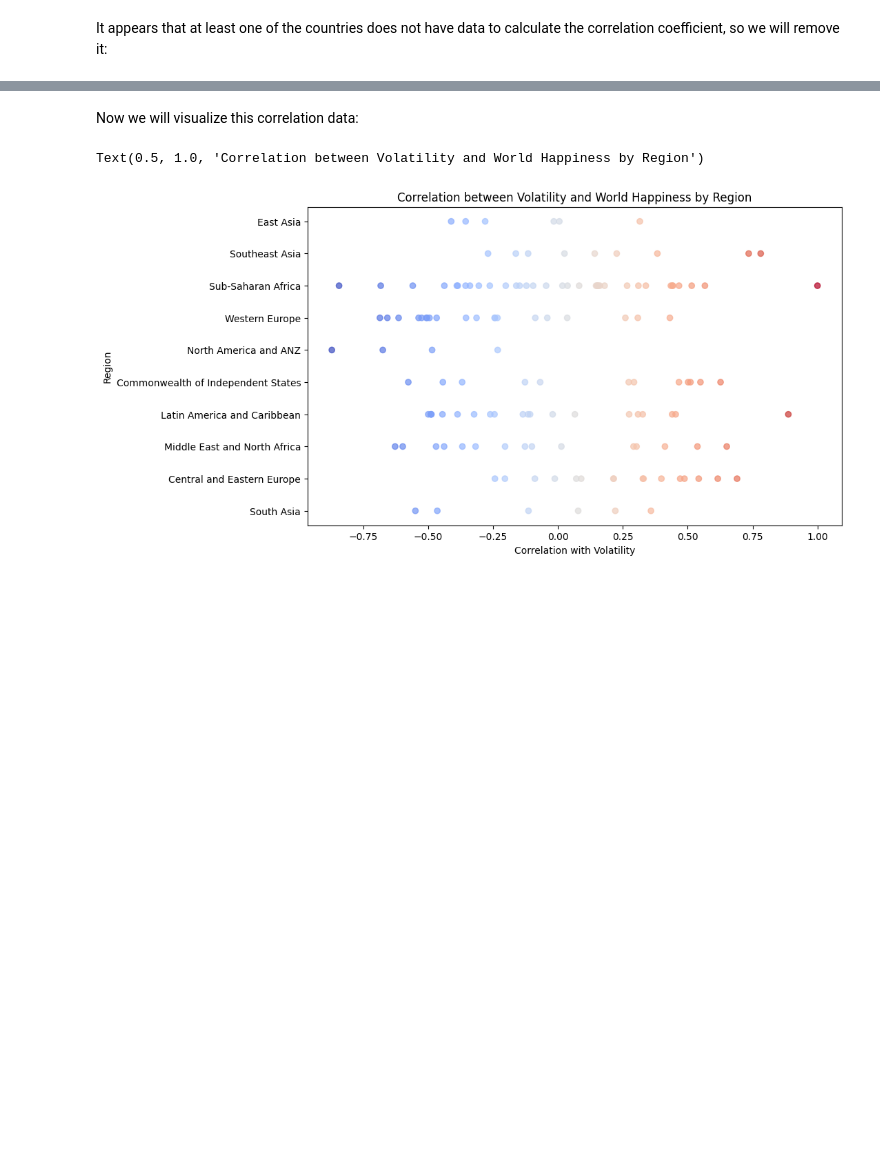
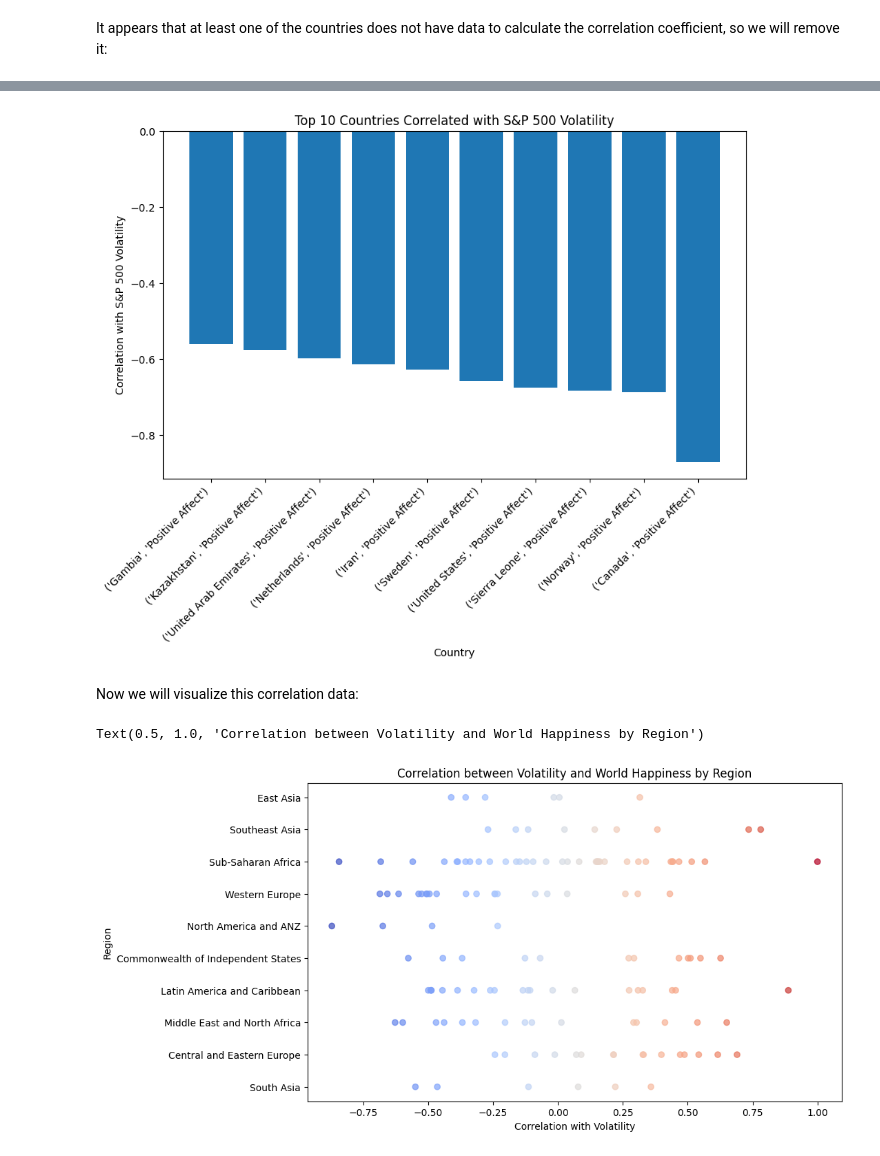
Before and after one commit to CamYench/DATASCI200Project2, a Jupyter notebook: YencheEDA.ipynb, the cells around one changed output, grey strips where cells are left out. Saved outputs shown, nothing was run; the diff lists cells and outputs as text; code cells hidden in the pictures; blank space fills up the shorter version.

```diff
--- a/YencheEDA.ipynb
+++ b/YencheEDA.ipynb
@@ -437,3 +493,18 @@ Name: Bollinger Bandwidth, Length: 152, dtype: float64
+# %%
+# Now we will plot the top 10 countries that correlate most closely with volatility of the S&P 500
+# Convert MultiIndex to a string
+corr_volatility_bottom = corr_volatility.sort_values(ascending=False).tail(10)
+
+# Create a bar plot
+fig, ax = plt.subplots(figsize=(10, 6))
+ax.bar(corr_volatility_bottom.index.values, corr_volatility_bottom.values[:])
+ax.set_xticklabels(corr_volatility_bottom.index.values, rotation=45, ha='right')
+ax.set_xlabel('Country')
+ax.set_ylabel('Correlation with S&P 500 Volatility')
+ax.set_title('Top 10 Countries Correlated with S&P 500 Volatility')
+plt.show()
+# %% [output]
+[figure, added]
 # %% [markdown]
 Now we will visualize this correlation data:
 # %%
```
Also changed, not shown: parts of 10 cells of this notebook.
